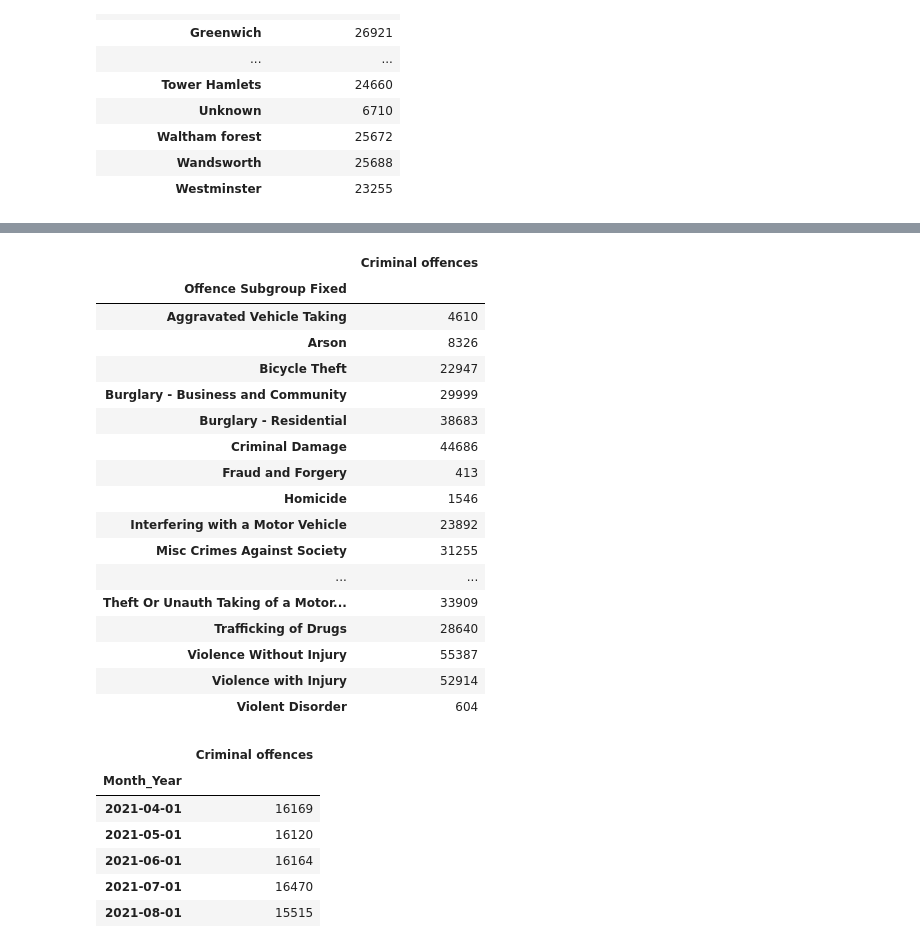
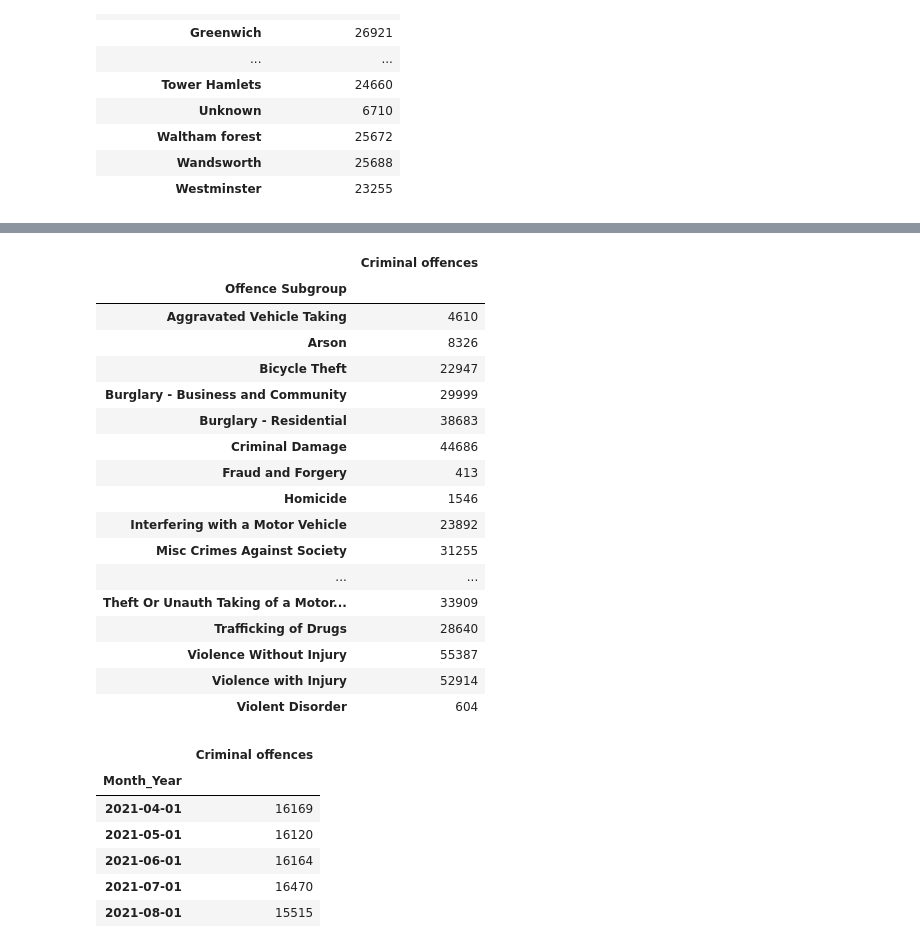
Before and after one commit to shaksternano/london-crime-map, a Jupyter notebook: data_processing.ipynb, the cells around one changed output, grey strips where cells are left out. Cells and saved outputs as stored; diff of their text form; code cells hidden in the pictures.

```diff
--- a/data_processing.ipynb
+++ b/data_processing.ipynb
@@ -76,8 +76,8 @@ def fix_case(string: str) -> str:
 
 crime_data["Borough"] = crime_data["Borough_SNT"].apply(get_borough)
 
-crime_data["Offence Group Fixed"] = crime_data["Offence Group"].apply(fix_case)
-crime_data["Offence Subgroup Fixed"] = crime_data["Offence Subgroup"].apply(fix_case)
+crime_data["Offence Group"] = crime_data["Offence Group"].apply(fix_case)
+crime_data["Offence Subgroup"] = crime_data["Offence Subgroup"].apply(fix_case)
 
 crime_data
 # %% [output]
@@ -134,10 +134,10 @@ crime_data.groupby("Offence Group Fixed").size().to_frame(name="Criminal offence
 | Vehicle Offences | 97289 |
 | Violence Against the Person | 109847 |
 # %%
-crime_data.groupby("Offence Subgroup Fixed").size().to_frame(name="Criminal offences")
+crime_data.groupby("Offence Subgroup").size().to_frame(name="Criminal offences")
 # %% [output]
 |  | Criminal offences |
-| Offence Subgroup Fixed |  |
+| Offence Subgroup |  |
 | Aggravated Vehicle Taking | 4610 |
 | Arson | 8326 |
 | Bicycle Theft | 22947 |
```
Also changed, not shown: parts of 3 cells of this notebook, 2 other files.
